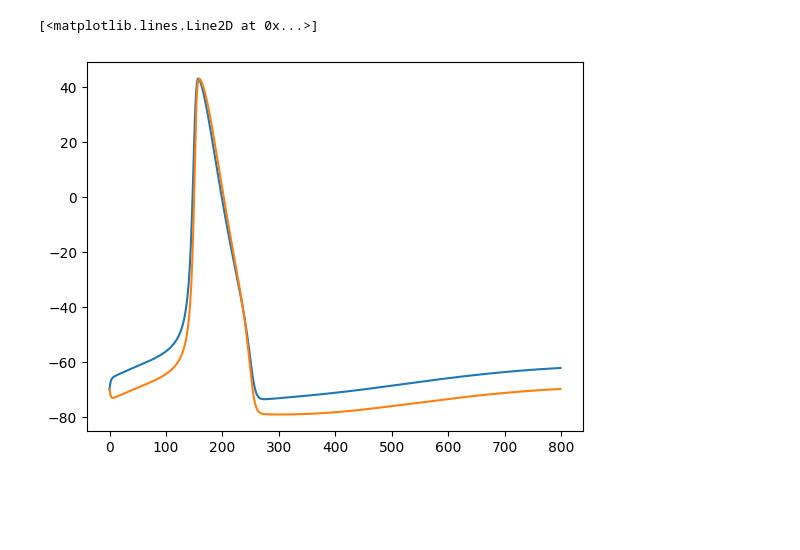
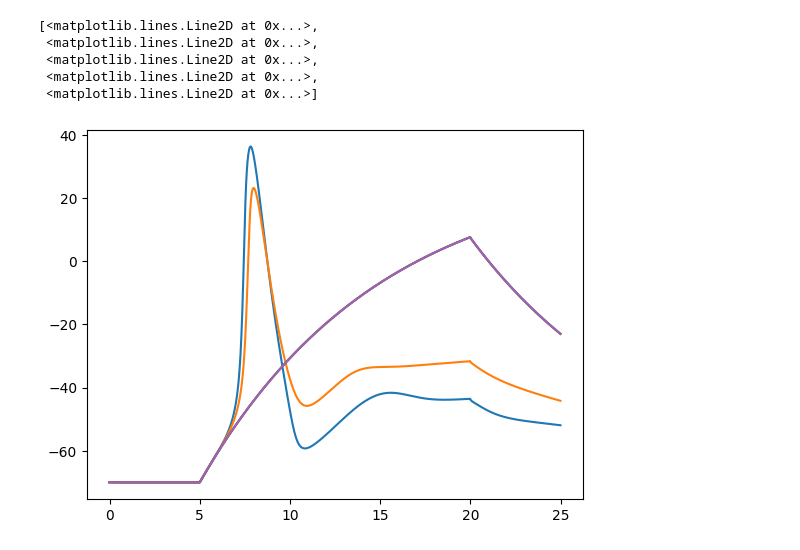
Before and after one commit to jnsbck/tinyjaxley, a Jupyter notebook: dev.ipynb, the cells around one changed output. Saved outputs shown, nothing was run; the diff lists cells and outputs as text; code cells hidden in the pictures; blank space fills up the shorter version.

```diff
--- a/dev.ipynb
+++ b/dev.ipynb
@@ -70,6 +20,38 @@ sol = diffeqsolve(ode, Dopri5(), *tspan, y0 = u0, dt0 = 0.025, saveat = saveat)
+# %%
+num_comps = 5
+hh = jax.tree.map(lambda *leaves: jnp.stack(leaves), *[Module()]*num_comps)
+hh = eqx.tree_at(lambda x: x.parent, hh, jnp.arange(num_comps)-1)
+hh = eqx.tree_at(lambda x: x.edges, hh, hh._edges_init())
+hh = hh.insert(Na(), at=jnp.arange(2))
+hh = hh.insert(K(), at=jnp.arange(2))
+hh = hh.insert(Leak())
+
+stim = SquarePulse(10.0, 5.0, 20.0)
+hh = hh.insert(stim)
+
+u0 = hh.init(0.0, {"v": jnp.array([-70.0]*num_comps)})
+
+t0 = 0.0
+t1 = 25.0
+dt = 0.01
+solver = diffrax.Tsit5()
+
+ode = diffrax.ODETerm(hh)
+sol = diffrax.diffeqsolve(
+    ode,
+    solver,
+    t0,
+    t1,
+    dt,
+    y0=u0,
+    saveat=diffrax.SaveAt(ts=jnp.arange(t0, t1, dt))
+)
 # %%
-plt.plot(sol.ys[1][0][0]["v"])
-plt.plot(sol.ys[1][1][0]["v"])
+plt.plot(sol.ts, sol.ys["v"])
 # %% [output]
-[<matplotlib.lines.Line2D at 0x...>]
+[<matplotlib.lines.Line2D at 0x...>,
+ <matplotlib.lines.Line2D at 0x...>,
+ <matplotlib.lines.Line2D at 0x...>,
+ <matplotlib.lines.Line2D at 0x...>,
+ <matplotlib.lines.Line2D at 0x...>]
-[figure, old version]
+[figure, new version]
```
Also changed, not shown: parts of 7 cells of this notebook, 15 other files.
